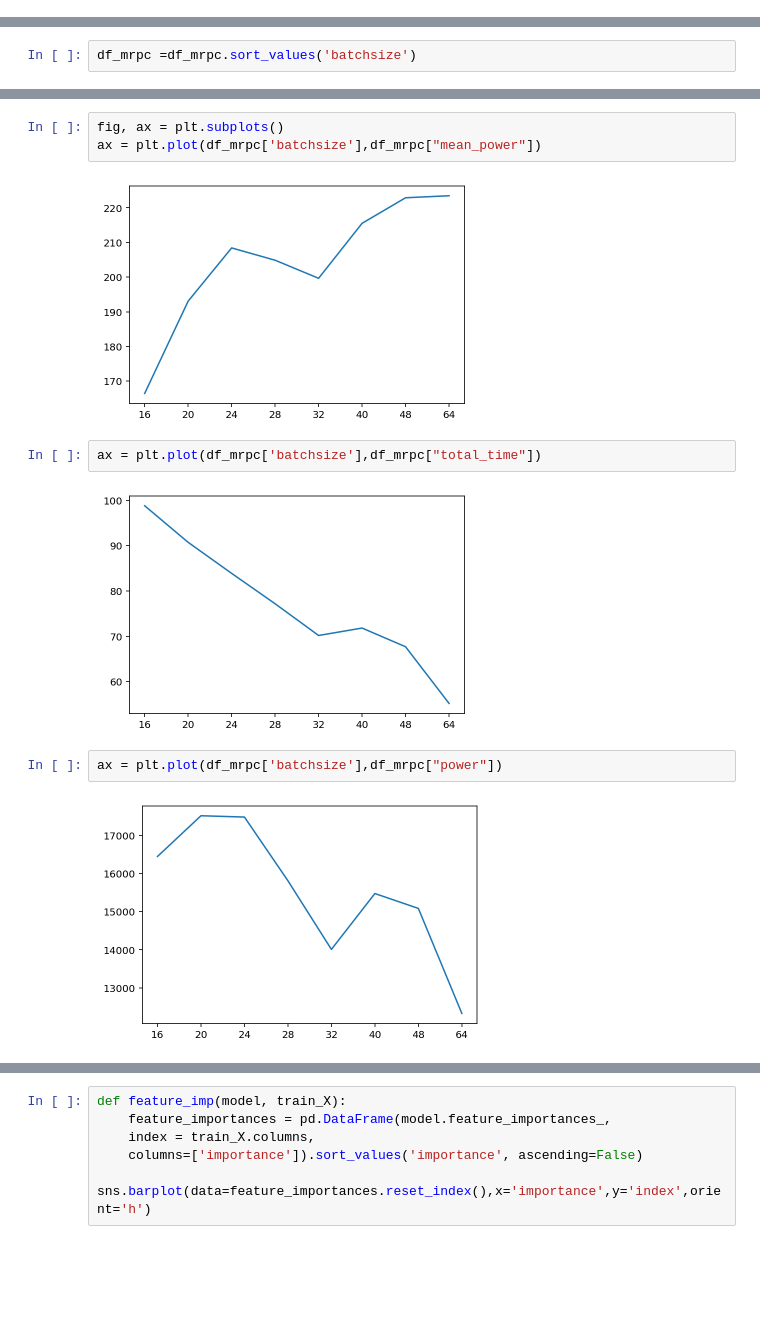
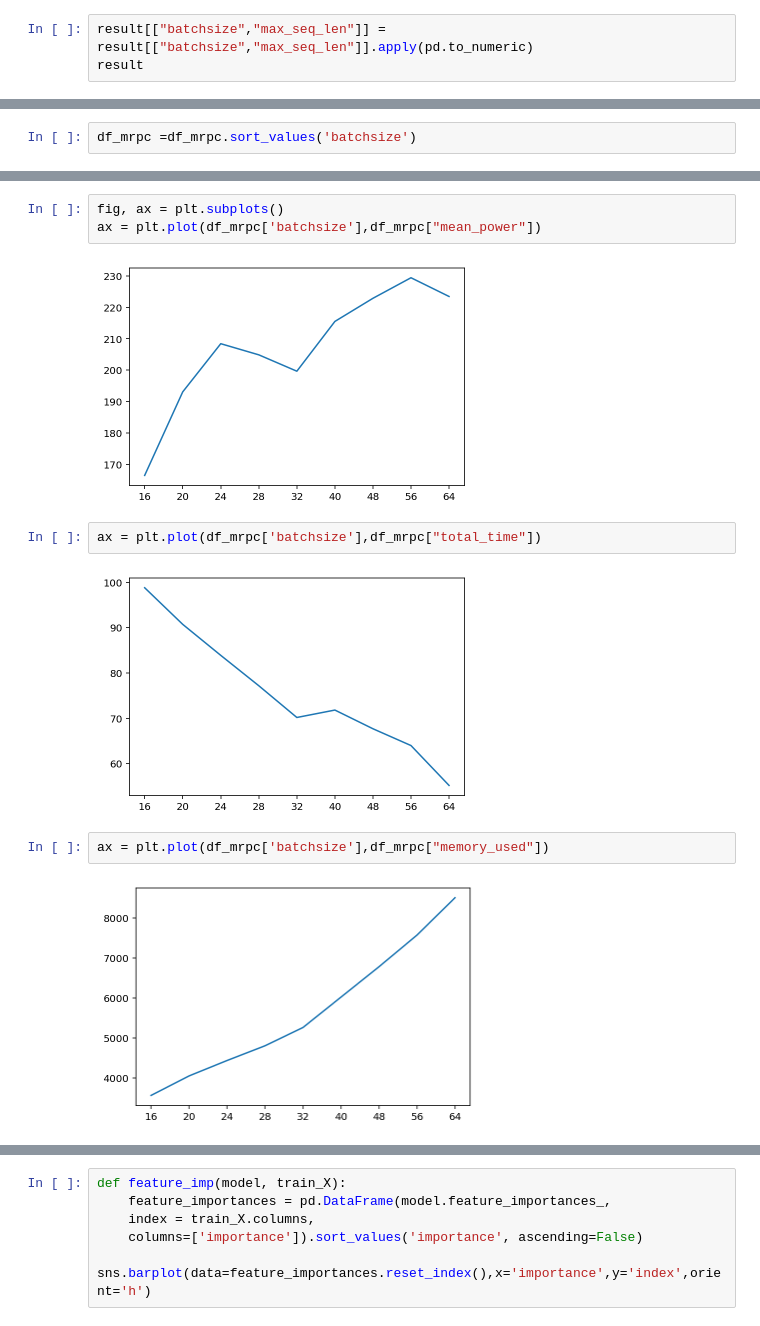
Before and after one commit to MScDissertation/NLP, a Jupyter notebook: nvidia-smi-data.ipynb, the cells around one changed output, grey strips where cells are left out. Drawn from its saved outputs; the diff is of its cells as text; blank space fills up the shorter version.

```diff
--- a/nvidia-smi-data.ipynb
+++ b/nvidia-smi-data.ipynb
@@ -87,0 +66,3 @@ result
+# %%
+result[["batchsize","max_seq_len"]] = result[["batchsize","max_seq_len"]].apply(pd.to_numeric)
+result
@@ -109,15 +109,15 @@ df_mrpc
 fig, ax = plt.subplots()
 ax = plt.plot(df_mrpc['batchsize'],df_mrpc["mean_power"])
 # %% [output]
-[figure, old version]
+[figure, new version]
 # %%
 ax = plt.plot(df_mrpc['batchsize'],df_mrpc["total_time"])
 # %% [output]
-[figure, old version]
+[figure, new version]
 # %%
-ax = plt.plot(df_mrpc['batchsize'],df_mrpc["power"])
+ax = plt.plot(df_mrpc['batchsize'],df_mrpc["memory_used"])
 # %% [output]
-[figure, old version]
+[figure, new version]
 # %%
 sns.pairplot(df_mrpc)
 # %% [output]
```
Also changed, not shown: parts of 26 cells of this notebook, 3 other files.
